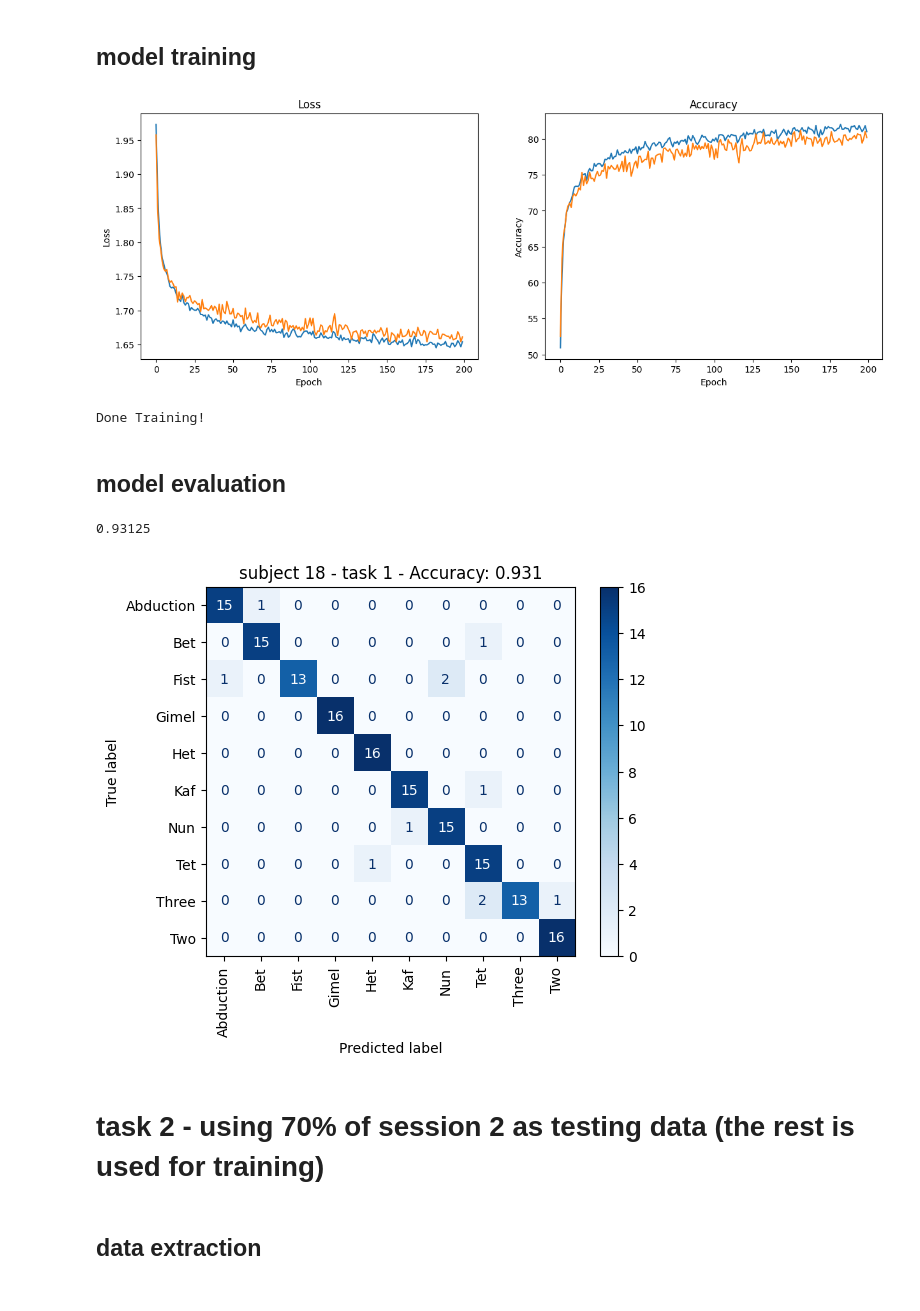
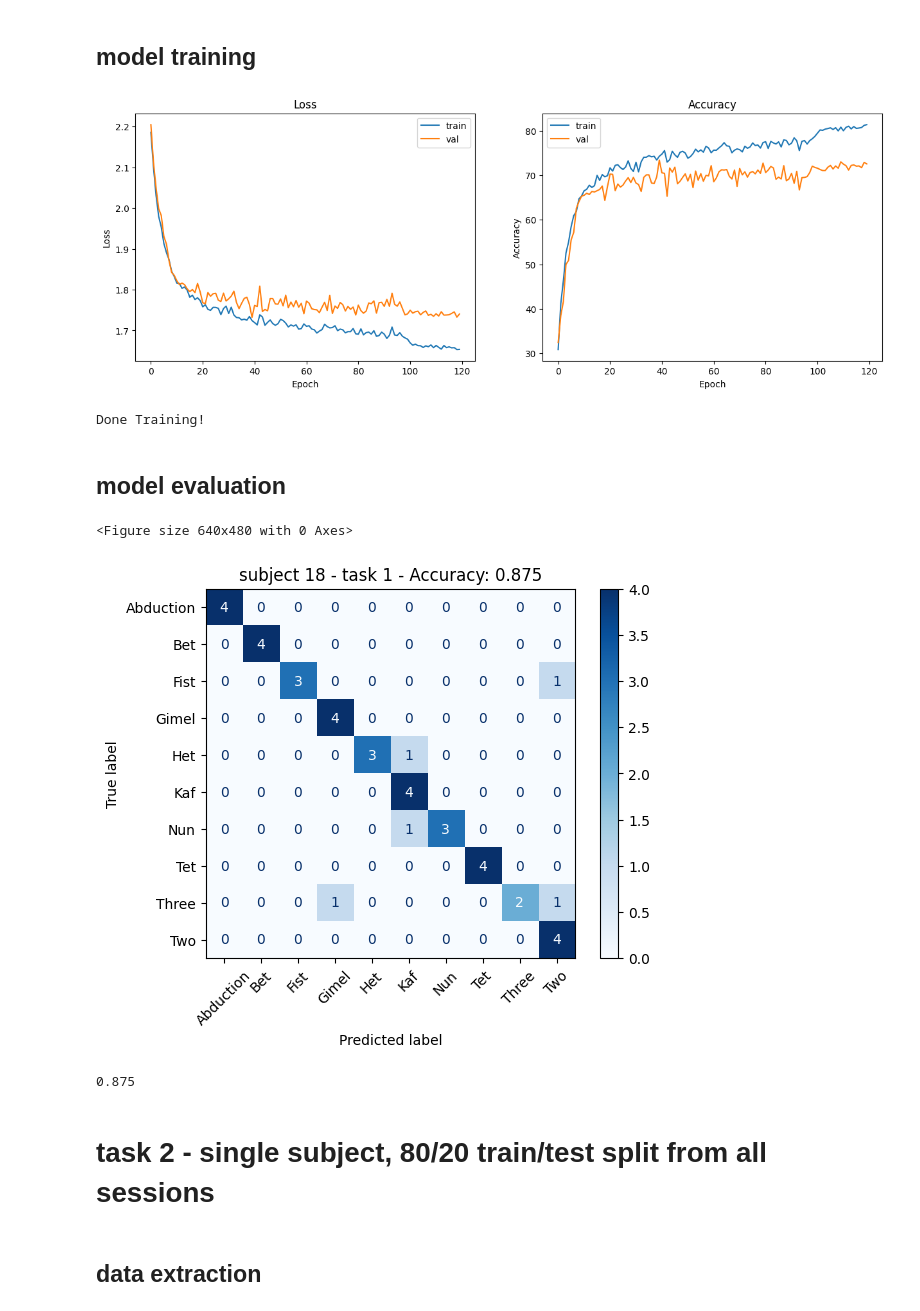
Before and after one commit to tomerroditi/Fingers-Gesture-Recognition, a Jupyter notebook: Scripts/subjects/18.ipynb, the cells around one changed output. Drawn from its saved outputs; the diff is of its cells as text; code cells hidden in the pictures.

```diff
--- a/Scripts/subjects/18.ipynb
+++ b/Scripts/subjects/18.ipynb
@@ -21,9 +22,9 @@ simplefilter(action='ignore', category=UserWarning)
 # Construct a Data Manager
 # %%
 # pipeline definition and data manager creation
-data_path = Path(r'C:\Users\YH006_new\Desktop\Fingers-Gesture-Recognition\data')
+data_path = Path(r'I:/My Drive/finger gesture recognition/')
 pipeline = Data_Pipeline(base_data_files_path=data_path)  # configure the data pipeline you would like to use (check pipelines module for more info)
-subject = 70
+subject = 18
 dm = Data_Manager([subject], pipeline)
 print(dm.data_info())
 # %% [output]
@@ -36,14 +37,13 @@ None
 ## data extraction
 # %%
 # extract datasets from the data manager - labels format: "<subject>_<session>_<position>_<gesture>_<iteration_number>"
-dataset = dm.get_dataset(experiments=[f'{subject:03d}_*_*'])
+dataset = dm.get_dataset(experiments=[f'{subject:03d}_*_4'], add_exp_name=True)
 
 data = dataset[0]
 labels = dataset[1]
 
 # train test split
-data_train, data_test, labels_train, labels_test = models.pre_training_utils\
-    .train_test_split_by_gesture(data, labels=labels, test_size=0.2)
+data_train, data_test, labels_train, labels_test = train_test_split_by_gesture(data, labels=labels, test_size=0.2)
 
 # reshape the data to match the model architecture
 data_train = data_train.reshape(data_train.shape[0], 1, 4, 4)  # reshape to fit the CNN input
@@ -58,21 +70,22 @@ Their names are: []
 ## model training
 # %%
 # set and train a model (cv or not)
-model = models.Net(num_classes=10, dropout_rate=0.1)
-model.fit_model(data_train, labels_train, val_data=data_test, val_labels=labels_test, num_epochs=200, batch_size=64,
+model = models.Net(num_classes=10, dropout_rate=0.3)
+model.fit_model(data_train, labels_train, val_data=data_test, val_labels=labels_test, num_epochs=120, batch_size=64,
                 lr=0.001, l2_weight=0.0001)
 # %% [output]
-[figure, old version]
+[figure, new version]
 Done Training!
 # %% [markdown]
 ## model evaluation
 # %%
 model.evaluate_model(model.val_data, model.val_labels, cm_title=f'subject {subject} - task 1')
 # %% [output]
-0.93125
+<Figure size 640x480 with 0 Axes>
-[figure, old version]
+[figure, new version]
+0.875
-# %% [markdown]
-# task 2 - using 70% of session 2 as testing data (the rest is used for training)
+# %% [markdown]
+# task 2 - single subject, 80/20 train/test split from all sessions
 # %% [markdown]
 ## data extraction
 # %%
```
Also changed, not shown: parts of 14 cells of this notebook, 22 other files.
